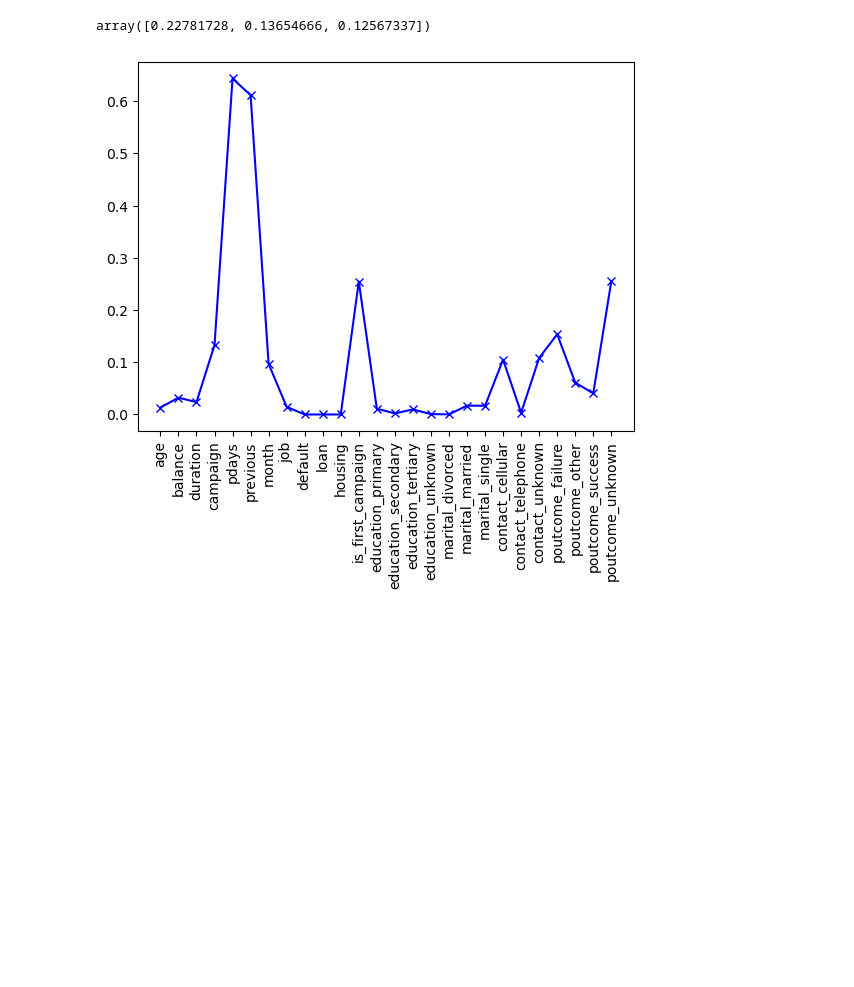
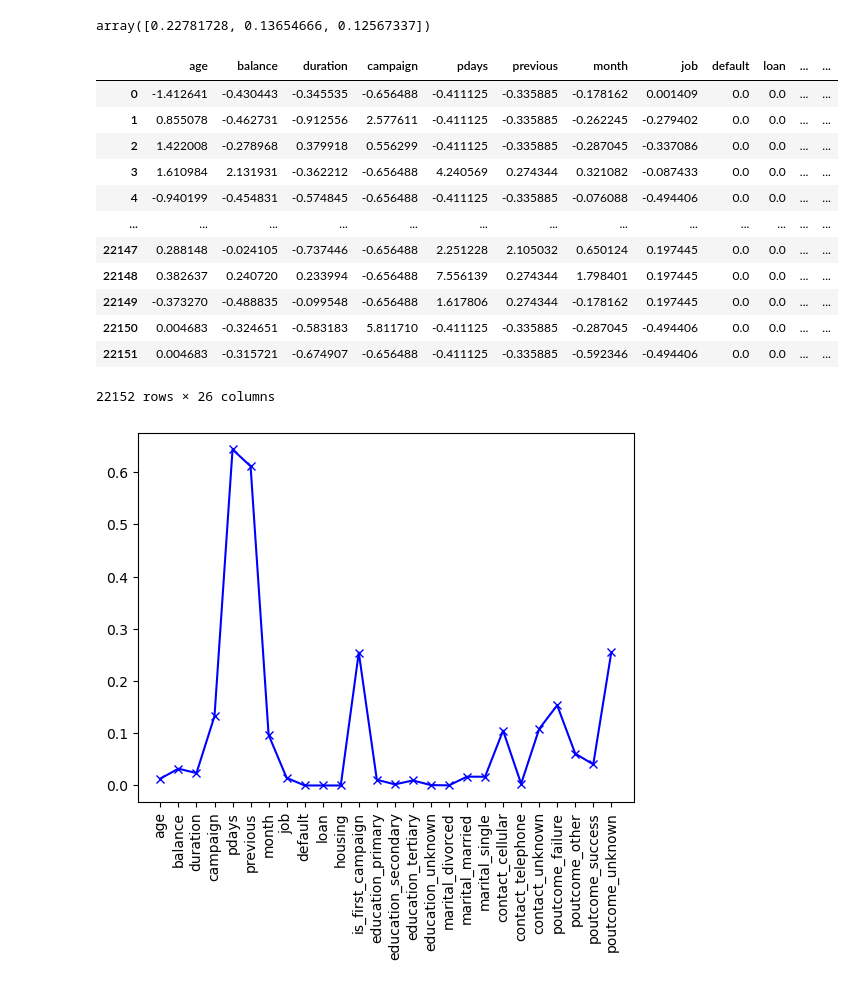
Before and after one commit to MajshiJD/ML_proj2, a Jupyter notebook: Proby/GMM_KM.ipynb, the cells around one changed output. Drawn from its saved outputs; the diff is of its cells as text; code cells hidden in the pictures; blank space fills up the shorter version.

```diff
--- a/Proby/GMM_KM.ipynb
+++ b/Proby/GMM_KM.ipynb
@@ -40,6 +40,23 @@ X = pd.DataFrame(X)
 pca.explained_variance_ratio_
 # %% [output]
 array([0.22781728, 0.13654666, 0.12567337])
+# %%
+X = data.copy()
+X
+# %% [output]
+|  | age | balance | duration | campaign | pdays | previous | month | job | default | loan | ... | ... |
+| 0 | -1.412641 | -0.430443 | -0.345535 | -0.656488 | -0.411125 | -0.335885 | -0.178162 | 0.001409 | 0.0 | 0.0 | ... | ... |
+| 1 | 0.855078 | -0.462731 | -0.912556 | 2.577611 | -0.411125 | -0.335885 | -0.262245 | -0.279402 | 0.0 | 0.0 | ... | ... |
+| 2 | 1.422008 | -0.278968 | 0.379918 | 0.556299 | -0.411125 | -0.335885 | -0.287045 | -0.337086 | 0.0 | 0.0 | ... | ... |
+| 3 | 1.610984 | 2.131931 | -0.362212 | -0.656488 | 4.240569 | 0.274344 | 0.321082 | -0.087433 | 0.0 | 0.0 | ... | ... |
+| 4 | -0.940199 | -0.454831 | -0.574845 | -0.656488 | -0.411125 | -0.335885 | -0.076088 | -0.494406 | 0.0 | 0.0 | ... | ... |
+| ... | ... | ... | ... | ... | ... | ... | ... | ... | ... | ... | ... | ... |
+| 22147 | 0.288148 | -0.024105 | -0.737446 | -0.656488 | 2.251228 | 2.105032 | 0.650124 | 0.197445 | 0.0 | 0.0 | ... | ... |
+| 22148 | 0.382637 | 0.240720 | 0.233994 | -0.656488 | 7.556139 | 0.274344 | 1.798401 | 0.197445 | 0.0 | 0.0 | ... | ... |
+| 22149 | -0.373270 | -0.488835 | -0.099548 | -0.656488 | 1.617806 | 0.274344 | -0.178162 | 0.197445 | 0.0 | 0.0 | ... | ... |
+| 22150 | 0.004683 | -0.324651 | -0.583183 | 5.811710 | -0.411125 | -0.335885 | -0.287045 | -0.494406 | 0.0 | 0.0 | ... | ... |
+| 22151 | 0.004683 | -0.315721 | -0.674907 | -0.656488 | -0.411125 | -0.335885 | -0.592346 | -0.494406 | 0.0 | 0.0 | ... | ... |
+22152 rows × 26 columns
 # %%
 a = abs(pca.components_)[0]
 b = abs(pca.components_)[1]
```
Also changed, not shown: parts of 2 cells of this notebook.
